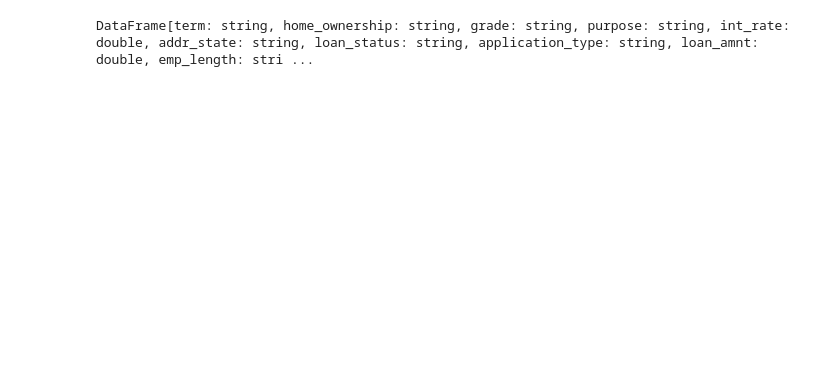
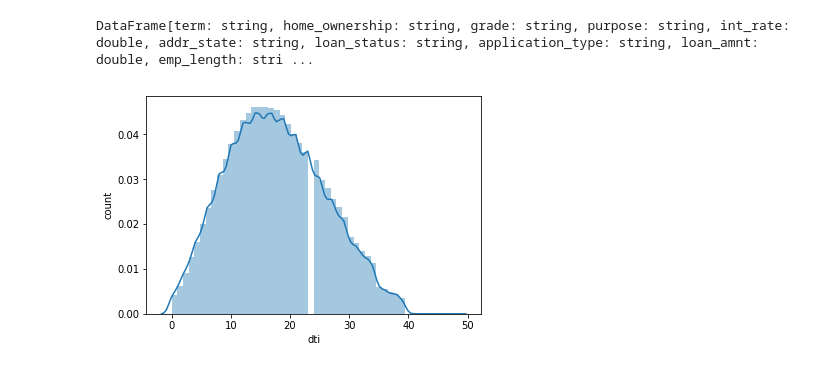
Before and after one commit to aman-tewari/demo, a Jupyter notebook: Demo.ipynb, the cells around one changed output. Cells and saved outputs as stored; diff of their text form; code cells hidden in the pictures; blank space fills up the shorter version.

```diff
--- a/Demo.ipynb
+++ b/Demo.ipynb
@@ -619,3 +619,17 @@ lc_df = spark.table("lc_loan_data1")
 display(lc_df)
 # %% [output]
 DataFrame[term: string, home_ownership: string, grade: string, purpose: string, int_rate: double, addr_state: string, loan_status: string, application_type: string, loan_amnt: double, emp_length: stri ...
+# %%
+#Converting to pandas dataframe
+
+pd_df = lc_df.toPandas()
+# %%
+import matplotlib.pyplot as plt
+import seaborn as sns
+plt.clf()
+sns.distplot(pd_df.loc[pd_df['dti'].notnull() & (pd_df['dti']<50), 'dti'])
+plt.xlabel('dti')
+plt.ylabel('count')
+display()
+# %% [output]
+[figure, added]
```
Also changed, not shown: parts of 2 cells of this notebook.
